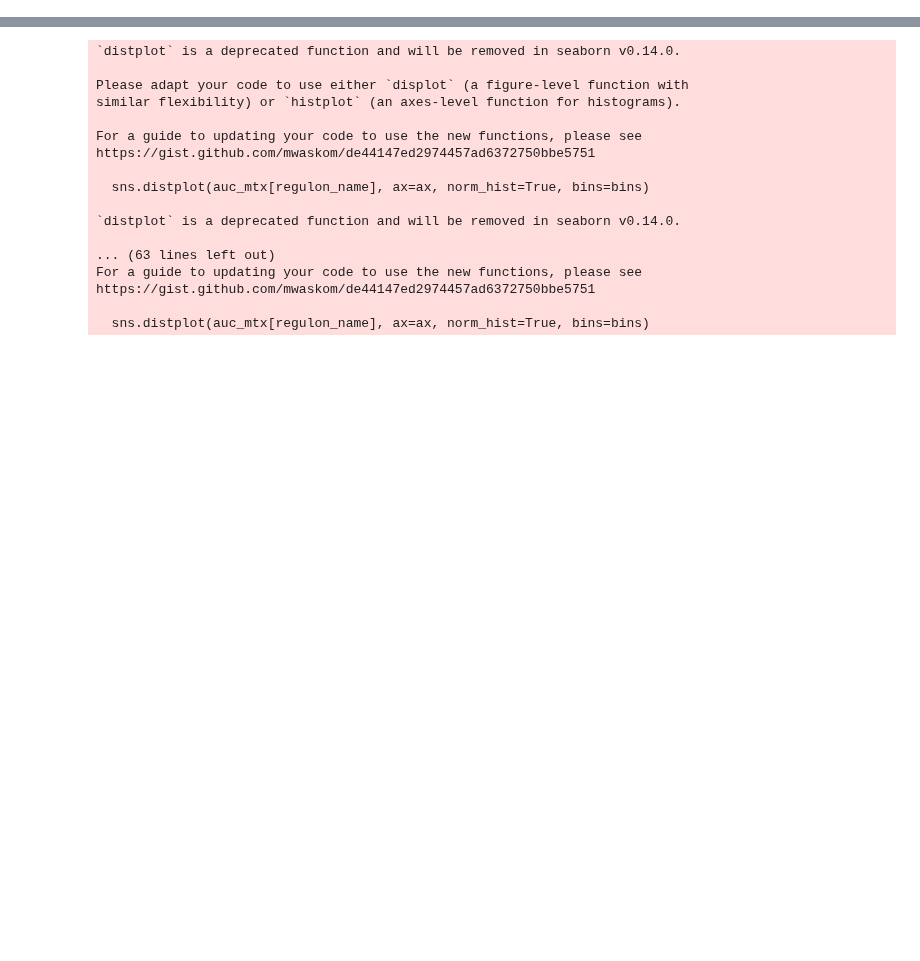
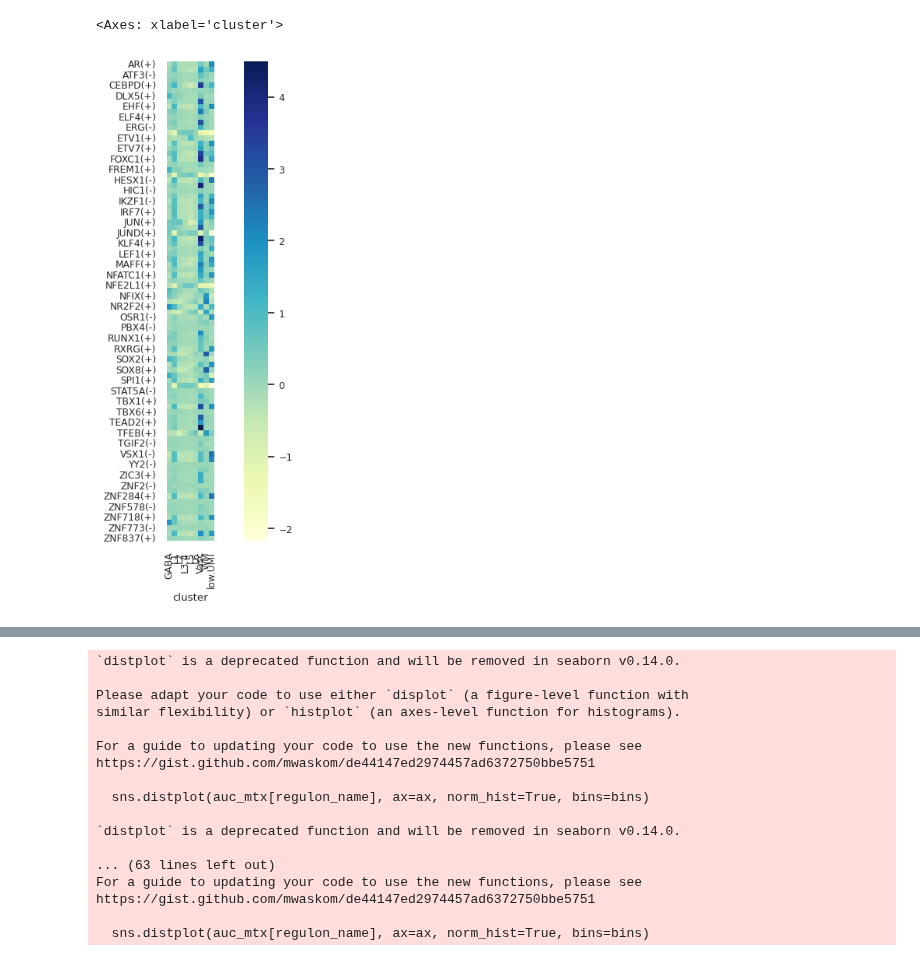
Before and after one commit to LieberInstitute/spatialDLPFC_mdd_bpd, a Jupyter notebook: code/09_SCENIC/05_plot_AUCell.ipynb, the cells around one changed output, grey strips where cells are left out. Saved outputs shown, nothing was run; the diff lists cells and outputs as text; code cells hidden in the pictures; blank space fills up the shorter version.

Commit message:
Exploring output and module customization

```diff
--- a/code/09_SCENIC/05_plot_AUCell.ipynb
+++ b/code/09_SCENIC/05_plot_AUCell.ipynb
@@ -6,4 +143,5 @@ from pyscenic.binarization import binarize
 # %%
-lf = lp.connect("/dcs04/lieber/marmaypag/spatialDLPFC_mdd_bpd_LIBD4100/spatialDLPFC_mdd_bpd/processed-data/09_SCENIC/single-slide_AUCell-output.loom", mode='r+', validate=False)
+lf = lp.connect("/dcs04/lieber/marmaypag/spatialDLPFC_mdd_bpd_LIBD4100/spatialDLPFC_mdd_bpd/processed-data/09_SCENIC/spe-n119_21077_AUCell-output.loom", mode='r+', validate=False)
 auc_mtx = pd.DataFrame(lf.ca.RegulonsAUC, index=lf.ca.CellID)
+domain_df = pd.DataFrame({"cluster": lf.ca.smoothed_k9_1663}, index=lf.ca.CellID)
 lf.close()
@@ -9,0 +161,4 @@ lf.close()
+# %%
+signature_column_names = list(auc_mtx.select_dtypes('number').columns)
+# %%
+df_scores = auc_mtx.join(domain_df)
@@ -9,0 +206,3 @@ lf.close()
+# %%
+df_z = (df_scores.groupby(by='cluster').mean() - auc_mtx[signature_column_names].mean())/ auc_mtx[signature_column_names].std()
+df_z.head()
@@ -9,0 +218,7 @@ lf.close()
+# %%
+fig, ax1 = plt.subplots(1, 1, figsize=(10, 8))
+sns.heatmap(df_z.T, ax=ax1, annot=False, square=True, linecolor='gray',
+            cmap="YlGnBu")
+# %% [output]
+<Axes: xlabel='cluster'>
+[figure, added]
```
Also changed, not shown: parts of 47 cells of this notebook, 1 other file.
